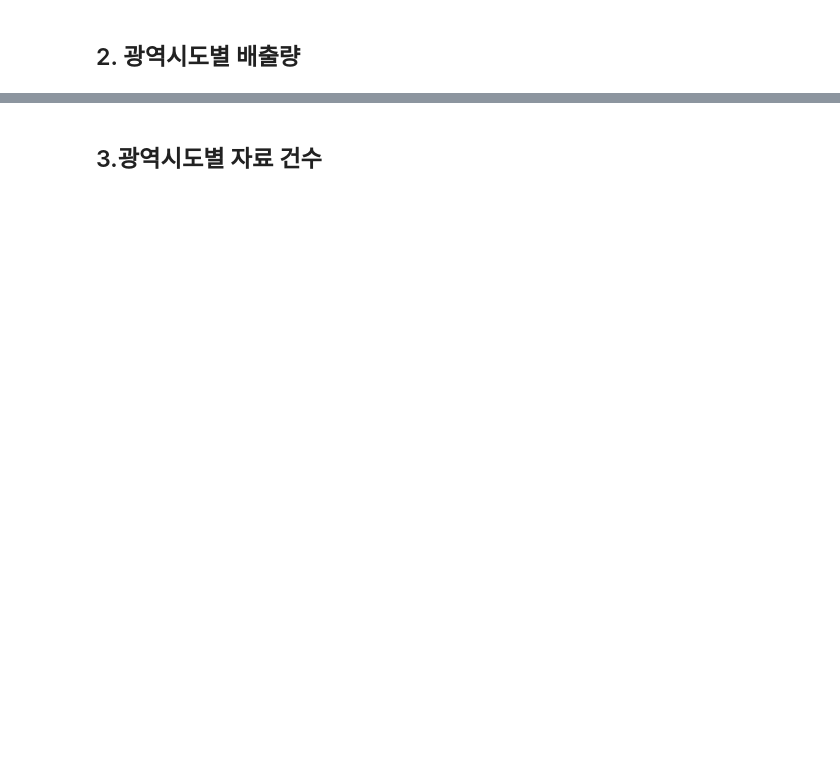
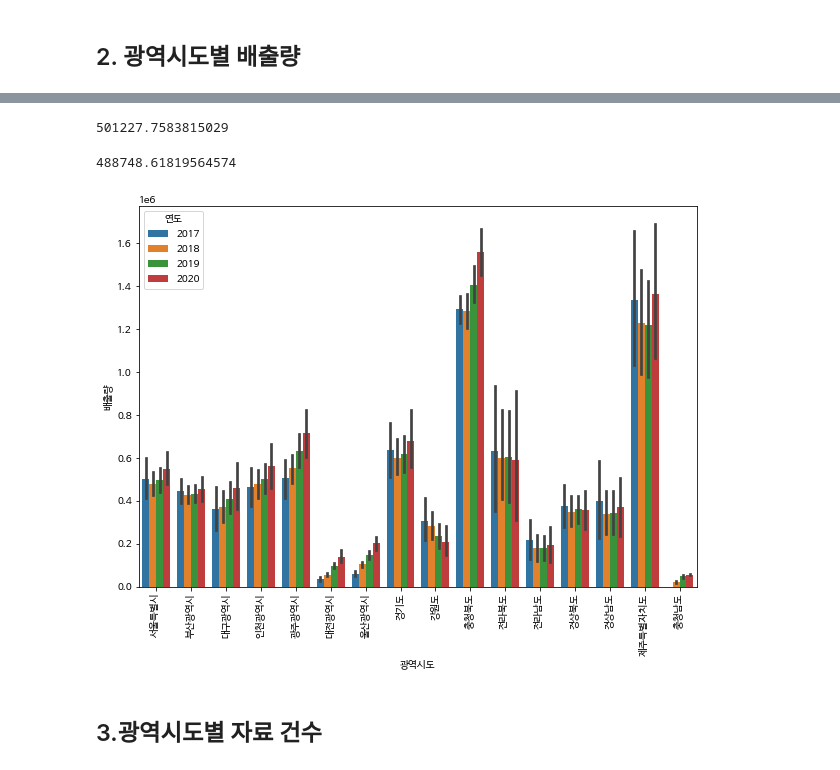
Before and after one commit to cybermin/2022_BSSM, a Jupyter notebook: 02_pandas_basic_해결문제.ipynb, the cells around one changed output, grey strips where cells are left out. Saved outputs shown, nothing was run; the diff lists cells and outputs as text; code cells hidden in the pictures; blank space fills up the shorter version.

```diff
--- a/02_pandas_basic_해결문제.ipynb
+++ b/02_pandas_basic_해결문제.ipynb
@@ -62,2 +318,18 @@ import seaborn as sns
+# %%
+df[df['광역시도']=='서울특별시']['배출량'].mean()
+# %% [output]
+501227.7583815029
+# %%
+df[df['광역시도']=='서울특별시']['배출량'].std()
+# %% [output]
+488748.61819564574
+# %%
+plt.figure(figsize=(10,7))
+sns.barplot(x='광역시도', y='배출량', hue='연도', data=df)
+
+plt.xticks(rotation=90)
+plt.show()
+# %% [output]
+[figure, added]
 # %% [markdown]
 ## 3.광역시도별 자료 건수
```
Also changed, not shown: parts of 44 cells of this notebook.
